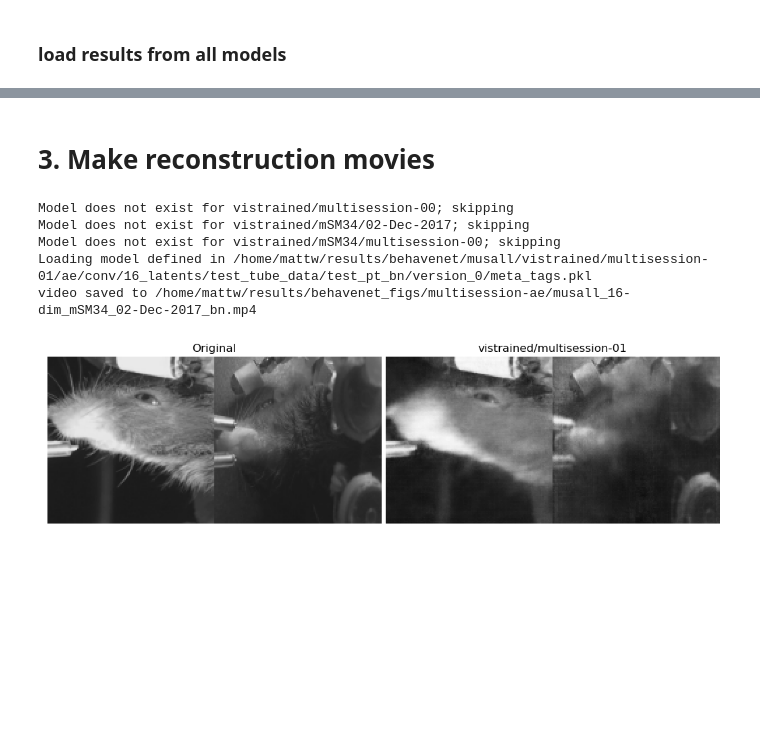
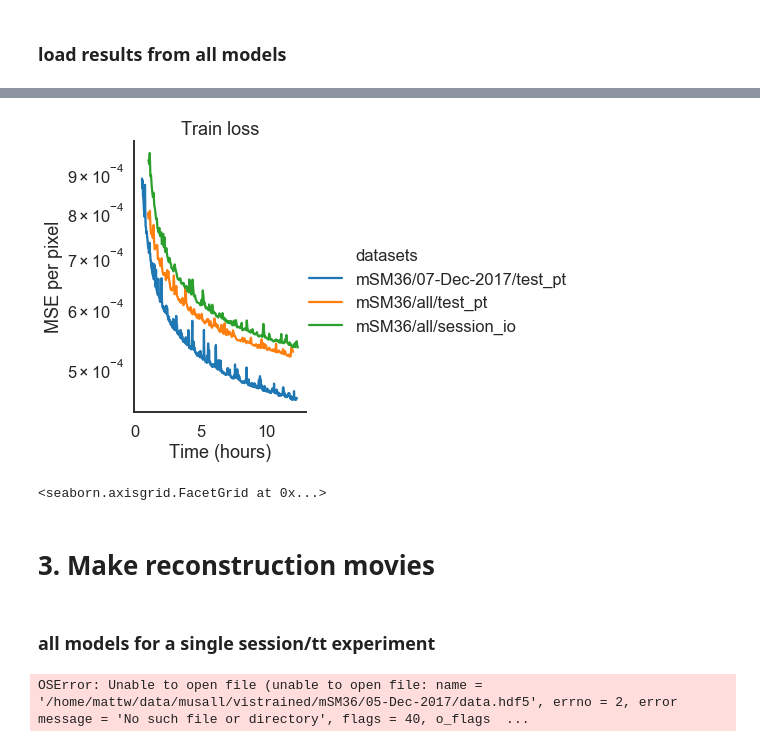
Before and after one commit to themattinthehatt/behavenet, a Jupyter notebook: behavenet/analyses/notebooks/ae_multi-session.ipynb, the cells around one changed output, grey strips where cells are left out. Saved outputs shown, nothing was run; the diff lists cells and outputs as text; code cells hidden in the pictures; blank space fills up the shorter version.

```diff
--- a/behavenet/analyses/notebooks/ae_multi-session.ipynb
+++ b/behavenet/analyses/notebooks/ae_multi-session.ipynb
@@ -113,6 +117,45 @@ plt.show()
 # %% [markdown]
 # 1. Plot val losses for different networks
 These cells can be used to compare validation loss of a single session when using an ae trained specifically on that session, on all sessions from one animal, on all sessions from one experiment, etc.
+# %%
+def plot_loss_curve(df, dtype='val', save_fig=False, results_dir=None, hparams=None):
+
+    data_queried = df[
+        (metrics_df.dtype==dtype)
+        & (metrics_df.epoch>20)
+        & ~pd.isna(metrics_df.loss)
+        & (metrics_df.datasets != 'all//test_pt')
+    ]
+
+    y_axis = 'loss' # 'test_loss' | 'test_r2'
+    plot_type = 'line'
+    hue = 'datasets'
+    x_axis = 'time' # 'layers' | 'layer_size' | 'pred' | 'lags'
+
+    splt = sns.relplot(
+        x=x_axis, y=y_axis, hue=hue, kind=plot_type, data=data_queried)
+    splt.ax.set_yscale('log')
+    splt.ax.set_ylabel('MSE per pixel')
+    if x_axis == 'time':
+        splt.ax.set_xlabel('Time (hours)')
+    elif x_axis == 'epoch':
+        splt.ax.set_xlabel('Epochs')
+    #     splt.ax.get_yaxis().set_major_formatter(matplotlib.ticker.ScalarFormatter())
+    #     splt.ax.ticklabel_format(axis='y', style='sci', scilimits=(1, 2))  # (1, 2) a hack
+    #     splt._legend.set_title('Model\ntype')
+
+    plt.title('%s loss' % dtype.capitalize())
+    if save_fig:
+        save_file = os.path.join(
+            results_dir,
+            str('%s_%02i-dim_%s_%s' %
+                (hparams['lab'], hparams['n_ae_latents'], hparams['animal'], hparams['session'])))
+    else:
+        save_file = None
+    if save_file is not None:
+        plt.savefig(save_file + '.jpg', dpi=300, format='jpeg')
+    plt.show()
+    return splt
 # %% [markdown]
 ### load results from all models
 # %%
@@ -264,5 +271,14 @@ for animal, session in an_sess:
+# %%
+plot_loss_curve(
+    metrics_df, dtype='train',
+    save_fig=save_outputs, results_dir=results_dir, hparams=hparams)
+# %% [output]
+[figure, added]
+<seaborn.axisgrid.FacetGrid at 0x...>
 # %% [markdown]
 # 3. Make reconstruction movies
+# %% [markdown]
+### all models for a single session/tt experiment
 # %%
 from behavenet.analyses.ae_utils import make_ae_reconstruction_movie_multisession
 from behavenet.data.data_generator import ConcatSessionsGenerator
@@ -272,14 +288,15 @@ version = 'best'
 hparams = {
     'data_dir': '/home/mattw/data/',  # might be a different path than what is saved in hparams
     'tt_save_path': '/home/mattw/results/behavenet/',
-    'experiment_name': 'test_pt_bn',
+    'experiment_name': None,
     'model_class': 'ae',
     'model_type': 'conv'}
 get_lab_example(hparams, lab)
 hparams['lab'] = lab
 hparams['expt'] = 'vistrained'
-hparams['animal'] = 'mSM34'
-hparams['session'] = '02-Dec-2017'
+hparams['animal'] = 'mSM36'
+hparams['session'] = '05-Dec-2017'
+
 
 data_generator = ConcatSessionsGenerator(
     hparams['data_dir'], hparams,
@@ -304,12 +321,7 @@ save_file = os.path.join(
 # hparams['multisession'] = 1
 # hparams['session_dir'], _ = get_output_session_dir(hparams)
 
-make_ae_reconstruction_movie_multisession(
+make_ae_reconstruction_movie_multisession_all(
     hparams, version=version, batch=batch, save_file=save_file, trial=trial)
 # %% [output]
-Model does not exist for vistrained/multisession-00; skipping
-Model does not exist for vistrained/mSM34/02-Dec-2017; skipping
-Model does not exist for vistrained/mSM34/multisession-00; skipping
-Loading model defined in /home/mattw/results/behavenet/musall/vistrained/multisession-01/ae/conv/16_latents/test_tube_data/test_pt_bn/version_0/meta_tags.pkl
-video saved to /home/mattw/results/behavenet_figs/multisession-ae/musall_16-dim_mSM34_02-Dec-2017_bn.mp4
+OSError: Unable to open file (unable to open file: name = '/home/mattw/data/musall/vistrained/mSM36/05-Dec-2017/data.hdf5', errno = 2, error message = 'No such file or directory', flags = 40, o_flags  ...
-[figure, removed]
```
Also changed, not shown: parts of 6 cells of this notebook, 7 other files.
